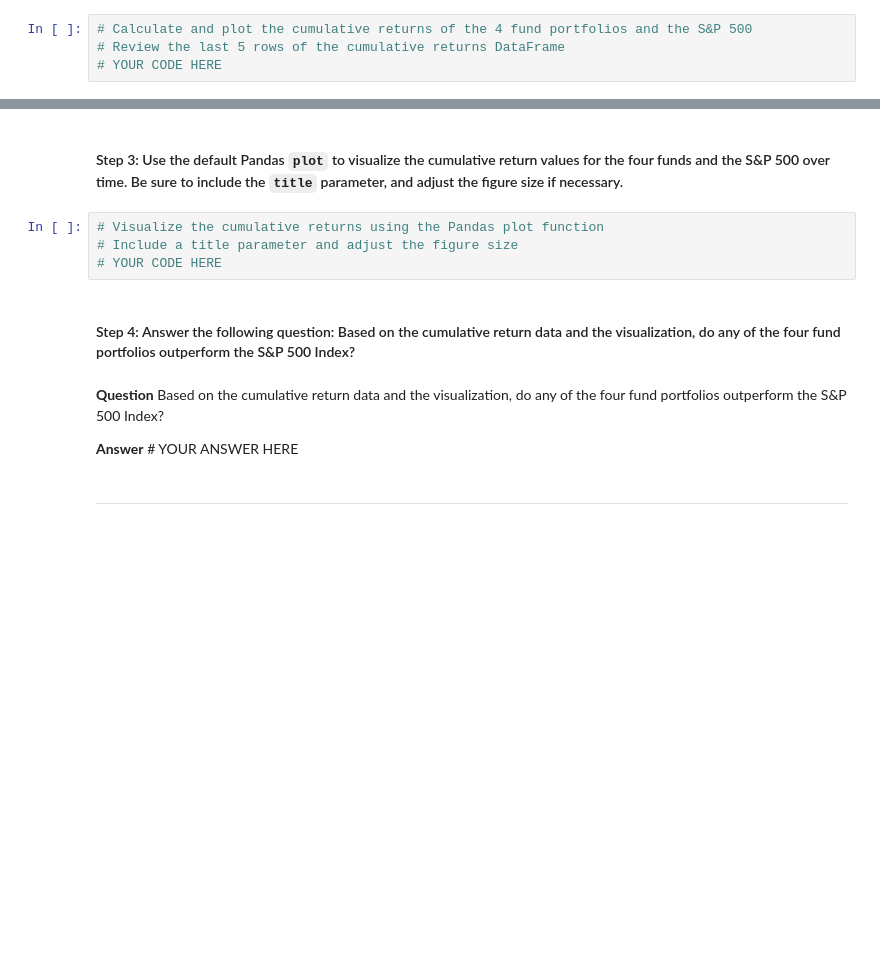
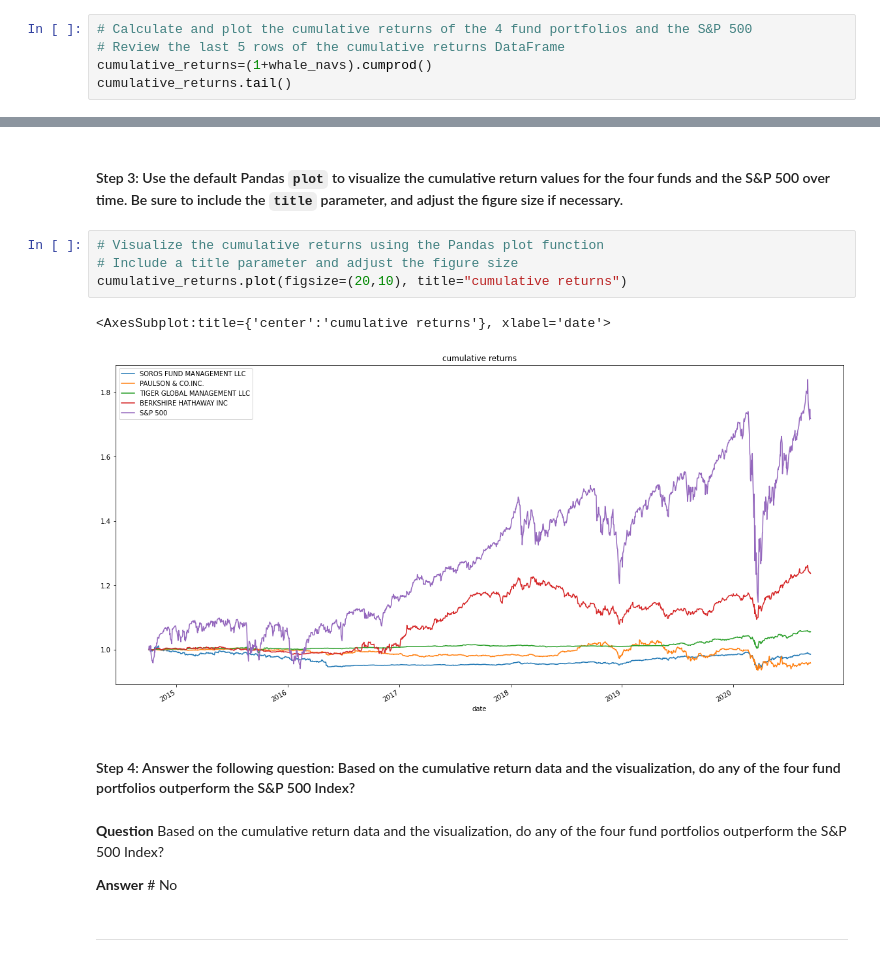
Before and after one commit to juliaelizabethharrison/Challenge-4-risk-analysis, a Jupyter notebook: risk_return_analysis.ipynb, the cells around one changed output, grey strips where cells are left out. Cells and saved outputs as stored; diff of their text form; blank space fills up the shorter version.

```diff
--- a/risk_return_analysis.ipynb
+++ b/risk_return_analysis.ipynb
@@ -138,4 +164,5 @@ Analyze the data to determine if any of the portfolios outperform the broader st
 # %%
 # Calculate and plot the cumulative returns of the 4 fund portfolios and the S&P 500
 # Review the last 5 rows of the cumulative returns DataFrame
-# YOUR CODE HERE
+cumulative_returns=(1+whale_navs).cumprod()
+cumulative_returns.tail()
@@ -144,13 +179,16 @@ Analyze the data to determine if any of the portfolios outperform the broader st
 # %%
 # Visualize the cumulative returns using the Pandas plot function
 # Include a title parameter and adjust the figure size
-# YOUR CODE HERE
+cumulative_returns.plot(figsize=(20,10), title="cumulative returns")
+# %% [output]
+<AxesSubplot:title={'center':'cumulative returns'}, xlabel='date'>
+[figure, added]
 # %% [markdown]
 #### Step 4: Answer the following question: Based on the cumulative return data and the visualization, do any of the four fund portfolios outperform the S&P 500 Index?
 # %% [markdown]
 **Question** Based on the cumulative return data and the visualization, do any of the four fund portfolios outperform the S&P 500 Index?
 
-**Answer** # YOUR ANSWER HERE
+**Answer** # No
 # %% [markdown]
 ---
 # %% [markdown]
```
Also changed, not shown: parts of 19 cells of this notebook.
